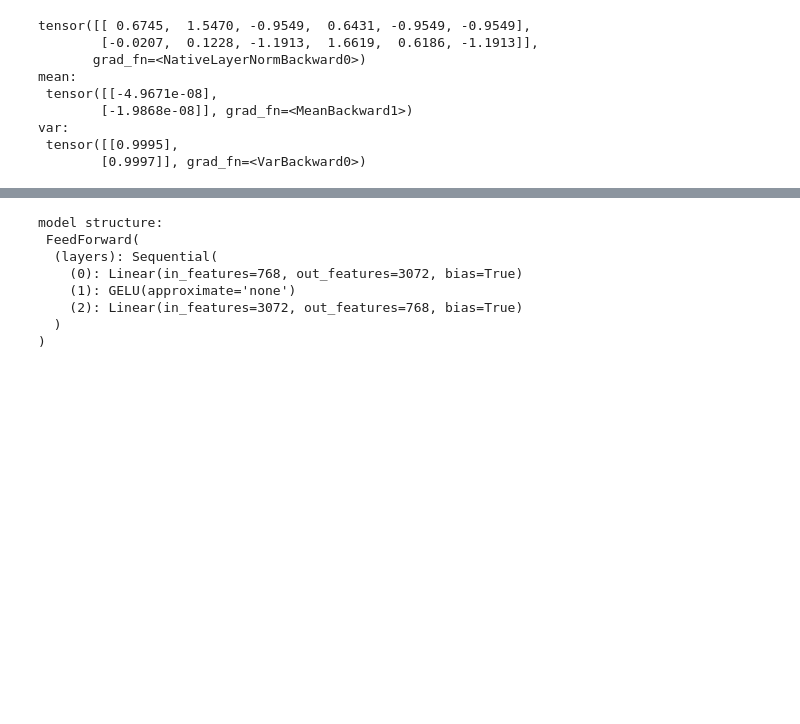
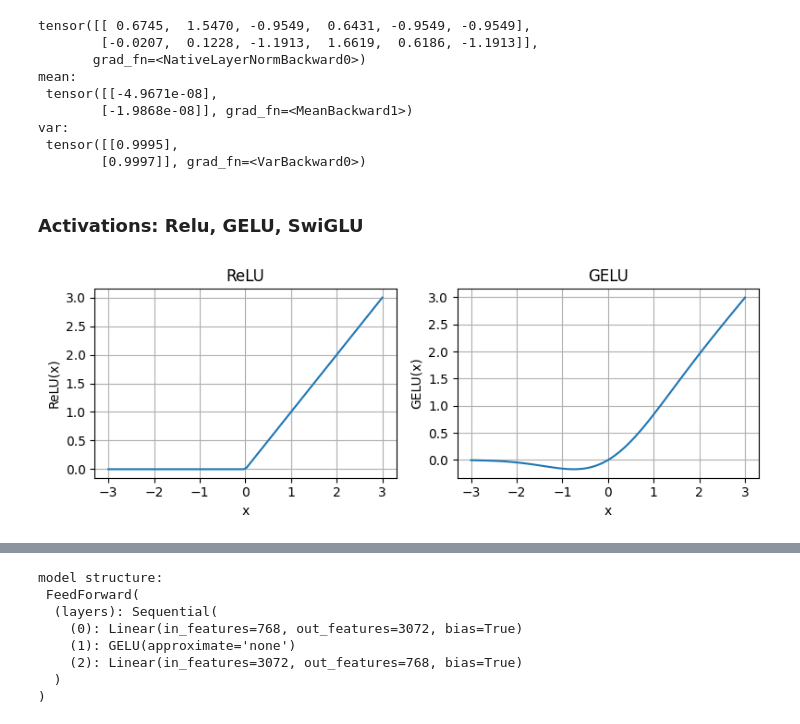
Before and after one commit to weikuo0506/CreateYourOwnLLM, a Jupyter notebook: buildLLM-GPT2.ipynb, the cells around one changed output, grey strips where cells are left out. Saved outputs shown, nothing was run; the diff lists cells and outputs as text; code cells hidden in the pictures; blank space fills up the shorter version.

```diff
--- a/buildLLM-GPT2.ipynb
+++ b/buildLLM-GPT2.ipynb
@@ -132,3 +132,29 @@ mean:
 var:
  tensor([[0.9995],
         [0.9997]], grad_fn=<VarBackward0>)
+# %% [markdown]
+### Activations: Relu, GELU, SwiGLU
+# %%
+import torch
+import torch.nn as nn
+import matplotlib.pyplot as plt
+
+x = torch.linspace(-3, 3, 100)
+activations = {
+    "ReLU": nn.ReLU(),
+    "GELU": nn.GELU()
+}
+
+plt.figure(figsize=(8, 3))
+for i, (name, fn) in enumerate(activations.items(), 1):
+    plt.subplot(1, 2, i)
+    plt.plot(x, fn(x))
+    plt.title(name)
+    plt.xlabel("x")
+    plt.ylabel(f"{name}(x)")
+    plt.grid(True)
+
+plt.tight_layout()
+plt.show()
+# %% [output]
+[figure, added]
```
Also changed, not shown: parts of 15 cells of this notebook.
